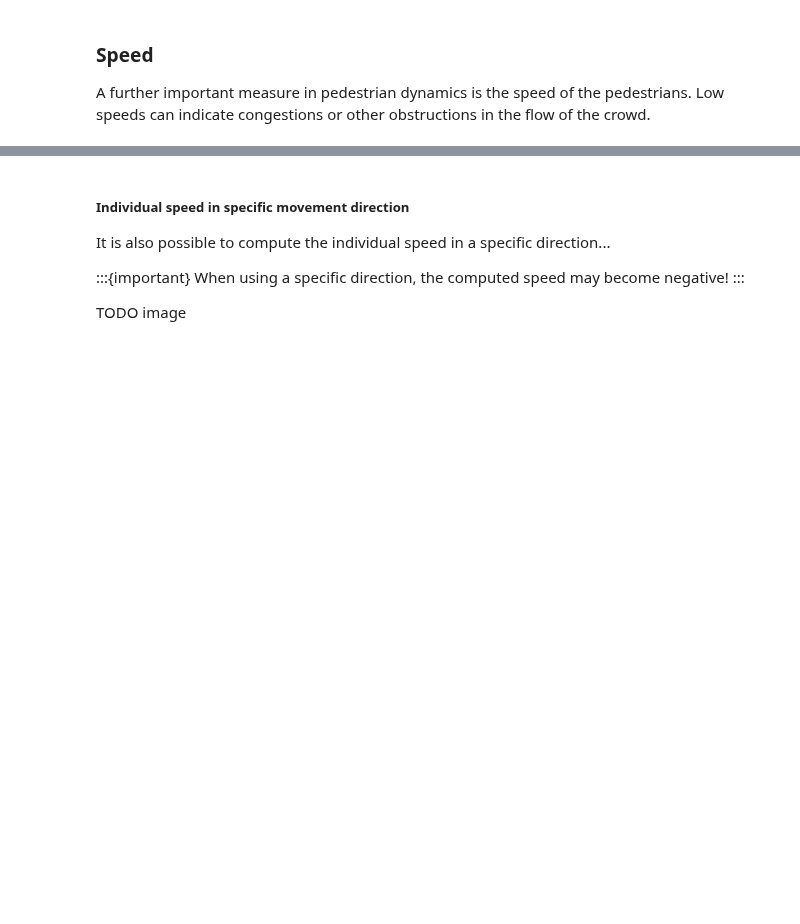
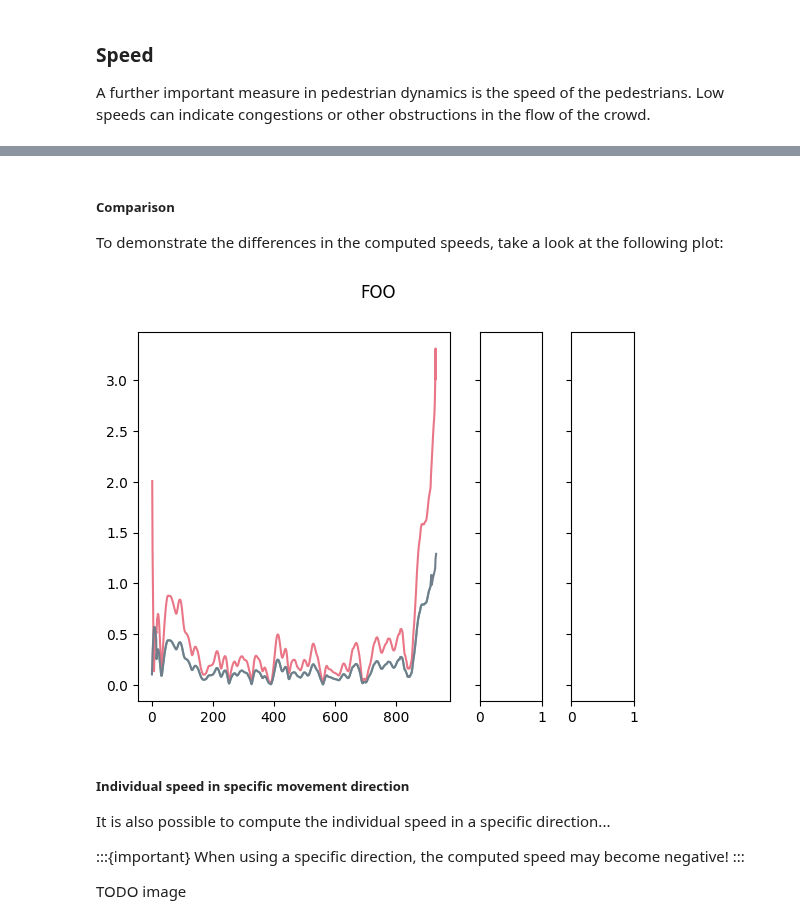
Before and after one commit to PedestrianDynamics/PedPy, a Jupyter notebook: notebooks/user_guide.ipynb, the cells around one changed output, grey strips where cells are left out. Saved outputs shown, nothing was run; the diff lists cells and outputs as text; code cells hidden in the pictures; blank space fills up the shorter version.

```diff
--- a/notebooks/user_guide.ipynb
+++ b/notebooks/user_guide.ipynb
@@ -763,3 +804,35 @@ plt.show()
+# %% [markdown]
+##### Comparison
+
+To demonstrate the differences in the computed speeds, take a look at the following plot:
+# %%
+ped_id = 20
+
+fig, ax = plt.subplots(1, 3, gridspec_kw={'width_ratios': [5, 1, 1]}, sharey=True)
+
+fig.suptitle("FOO")
+speed_exclude = individual_speed_exclude[individual_speed_exclude.id == ped_id]
+speed_adaptive = individual_speed_adaptive[individual_speed_adaptive.id == ped_id]
+speed_single_sided = individual_speed_single_sided[individual_speed_single_sided.id == ped_id]
+
+ax[0].plot(
+    speed_exclude.frame,
+    speed_exclude.speed,
+    color=pedpy_green,
+)
+ax[0].plot(
+    speed_adaptive.frame,
+    speed_adaptive.speed,
+    color=pedpy_red,
+)
+ax[0].plot(
+    speed_single_sided.frame,
+    speed_single_sided.speed,
+    color=pedpy_grey,
+)
+plt.show()
+# %% [output]
+[figure, added]
 # %% [markdown]
 ##### Individual speed in specific movement direction
 
```
Also changed, not shown: parts of 9 cells of this notebook.
